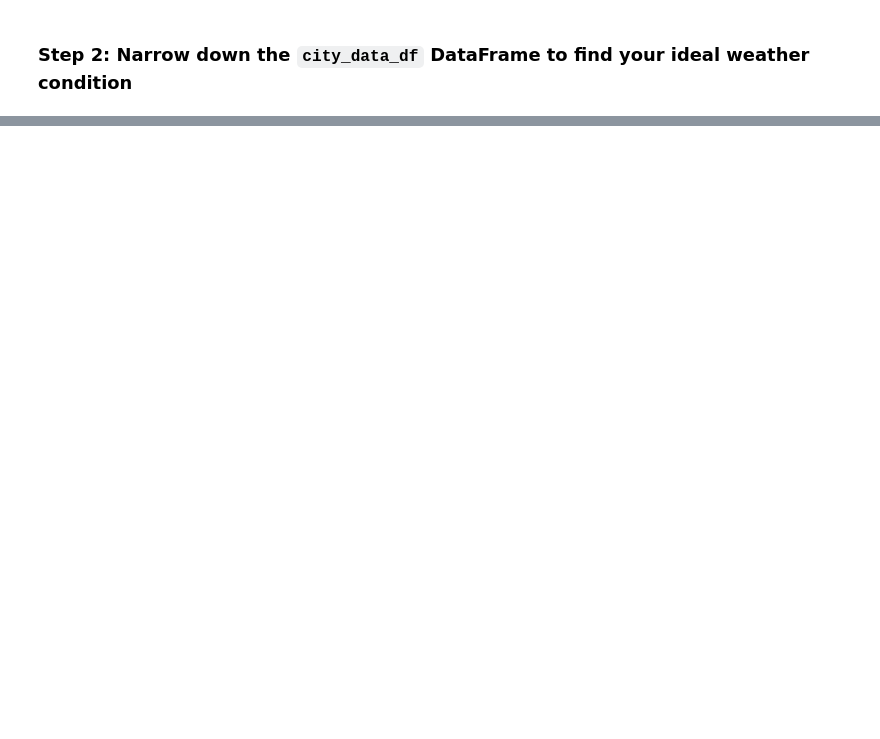
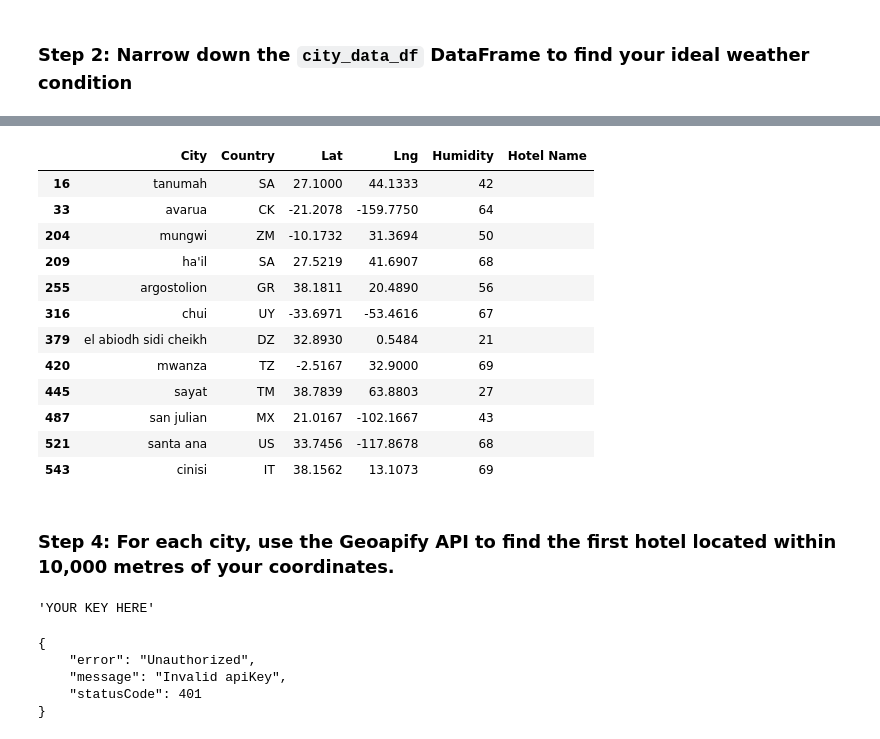
Before and after one commit to mj00714/python-api-challenge, a Jupyter notebook: VacationPy.ipynb, the cells around one changed output, grey strips where cells are left out. Drawn from its saved outputs; the diff is of its cells as text; code cells hidden in the pictures; blank space fills up the shorter version.

```diff
--- a/VacationPy.ipynb
+++ b/VacationPy.ipynb
@@ -66,3 +64,29 @@ ideal_weather_df
 | 487 | 487 | san julian | 21.0167 | -102.1667 | 22.64 | 43 | 44 | 3.53 | MX | 1698516832 |
 | 521 | 521 | santa ana | 33.7456 | -117.8678 | 22.06 | 68 | 40 | 2.06 | US | 1698516839 |
 | 543 | 543 | cinisi | 38.1562 | 13.1073 | 22.56 | 69 | 20 | 3.60 | IT | 1698516843 |
+# %%
+# use the Pandas copy function to create DataFrame called hotel_df to store the city, country, coordinates, and humidity
+hotel_df = ideal_weather_df.copy()
+hotel_df = hotel_df[['City', 'Country', 'Lat', 'Lng', 'Humidity']]
+
+# add an empty column, "Hotel Name," to the DataFrame so you can store the hotel found using the Geoapify API
+hotel_df['Hotel Name'] = ''
+
+# display sample data
+hotel_df
+# %% [output]
+|  | City | Country | Lat | Lng | Humidity | Hotel Name |
+| 16 | tanumah | SA | 27.1000 | 44.1333 | 42 |  |
+| 33 | avarua | CK | -21.2078 | -159.7750 | 64 |  |
+| 204 | mungwi | ZM | -10.1732 | 31.3694 | 50 |  |
+| 209 | ha'il | SA | 27.5219 | 41.6907 | 68 |  |
+| 255 | argostolion | GR | 38.1811 | 20.4890 | 56 |  |
+| 316 | chui | UY | -33.6971 | -53.4616 | 67 |  |
+| 379 | el abiodh sidi cheikh | DZ | 32.8930 | 0.5484 | 21 |  |
+| 420 | mwanza | TZ | -2.5167 | 32.9000 | 69 |  |
+| 445 | sayat | TM | 38.7839 | 63.8803 | 27 |  |
+| 487 | san julian | MX | 21.0167 | -102.1667 | 43 |  |
+| 521 | santa ana | US | 33.7456 | -117.8678 | 68 |  |
+| 543 | cinisi | IT | 38.1562 | 13.1073 | 69 |  |
+# %% [markdown]
+### Step 4: For each city, use the Geoapify API to find the first hotel located within 10,000 metres of your coordinates.
@@ -68,0 +104,13 @@ ideal_weather_df
+# %%
+geoapify_key
+# %% [output]
+'YOUR KEY HERE'
+# %%
+response = requests.get(base_url, params=params).json()
+print(json.dumps(response, indent=4, sort_keys=True))
+# %% [output]
+{
+    "error": "Unauthorized",
+    "message": "Invalid apiKey",
+    "statusCode": 401
+}
```
Also changed, not shown: parts of 3 cells of this notebook.
